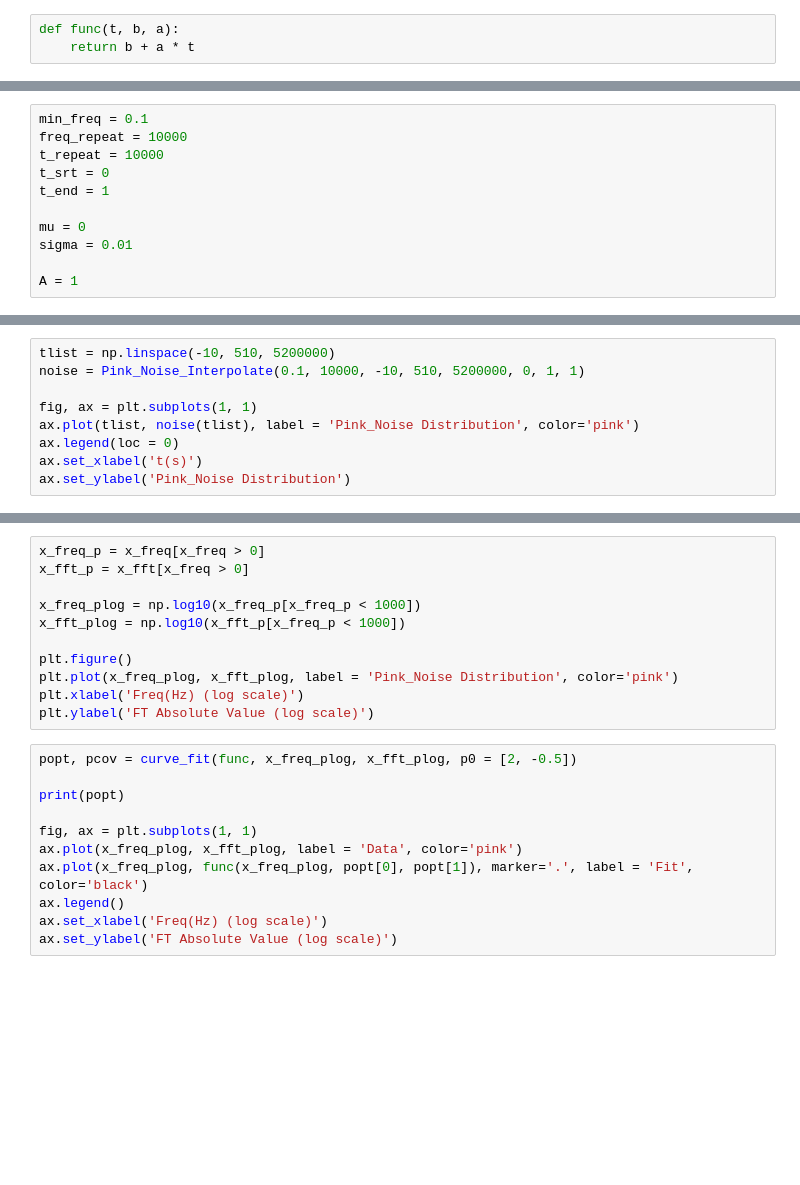
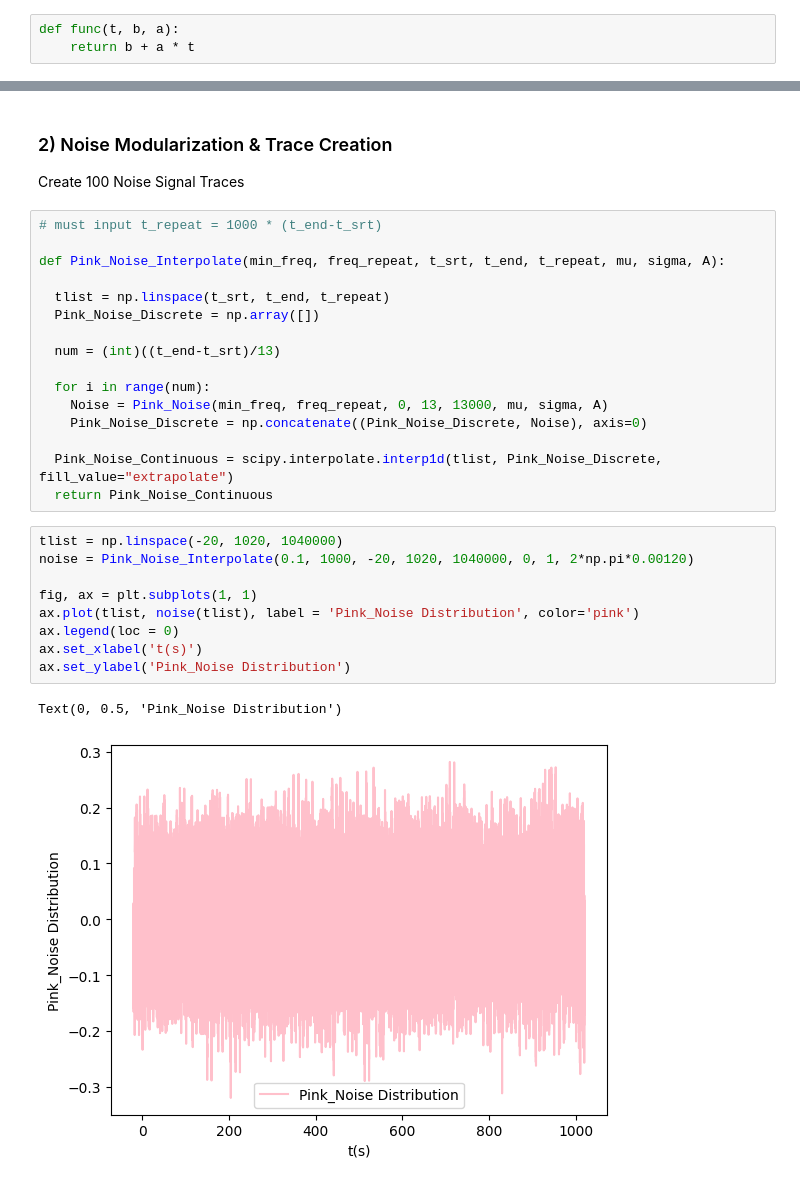
Before and after one commit to BrainConnection/Dynamical_Decoupling_Project, a Jupyter notebook: Project Dynamic Decoupling/Pink Noise Decoupling Practice.ipynb, the cells around one changed output, grey strips where cells are left out. Drawn from its saved outputs; the diff is of its cells as text; blank space fills up the shorter version.

```diff
--- a/Project Dynamic Decoupling/Pink Noise Decoupling Practice.ipynb
+++ b/Project Dynamic Decoupling/Pink Noise Decoupling Practice.ipynb
@@ -772,11 +144,0 @@ def func(t, b, a):
-# %%
-min_freq = 0.1
-freq_repeat = 10000
-t_repeat = 10000
-t_srt = 0
-t_end = 1
-
-mu = 0
-sigma = 0.01
-
-A = 1
@@ -929,9 +144,0 @@ def Pink_Noise_Interpolate(min_freq, freq_repeat, t_srt, t_end, t_repeat, mu, si
-# %%
-tlist = np.linspace(-10, 510, 5200000)
-noise = Pink_Noise_Interpolate(0.1, 10000, -10, 510, 5200000, 0, 1, 1)
-
-fig, ax = plt.subplots(1, 1)
-ax.plot(tlist, noise(tlist), label = 'Pink_Noise Distribution', color='pink')
-ax.legend(loc = 0)
-ax.set_xlabel('t(s)')
-ax.set_ylabel('Pink_Noise Distribution')
@@ -949,22 +145,32 @@ plt.ylabel('FT Absolute Value (linear scale)')
-# %%
-x_freq_p = x_freq[x_freq > 0]
-x_fft_p = x_fft[x_freq > 0]
-
-x_freq_plog = np.log10(x_freq_p[x_freq_p < 1000])
-x_fft_plog = np.log10(x_fft_p[x_freq_p < 1000])
-
-plt.figure()
-plt.plot(x_freq_plog, x_fft_plog, label = 'Pink_Noise Distribution', color='pink')
-plt.xlabel('Freq(Hz) (log scale)')
-plt.ylabel('FT Absolute Value (log scale)')
-# %%
-popt, pcov = curve_fit(func, x_freq_plog, x_fft_plog, p0 = [2, -0.5])
-
-print(popt)
-
-fig, ax = plt.subplots(1, 1)
-ax.plot(x_freq_plog, x_fft_plog, label = 'Data', color='pink')
-ax.plot(x_freq_plog, func(x_freq_plog, popt[0], popt[1]), marker='.', label = 'Fit', color='black')
-ax.legend()
-ax.set_xlabel('Freq(Hz) (log scale)')
-ax.set_ylabel('FT Absolute Value (log scale)')
+# %% [markdown]
+### 2) Noise Modularization & Trace Creation
+
+Create 100 Noise Signal Traces
+# %%
+# must input t_repeat = 1000 * (t_end-t_srt)
+
+def Pink_Noise_Interpolate(min_freq, freq_repeat, t_srt, t_end, t_repeat, mu, sigma, A):
+
+  tlist = np.linspace(t_srt, t_end, t_repeat)
+  Pink_Noise_Discrete = np.array([])
+
+  num = (int)((t_end-t_srt)/13)
+
+  for i in range(num):
+    Noise = Pink_Noise(min_freq, freq_repeat, 0, 13, 13000, mu, sigma, A)
+    Pink_Noise_Discrete = np.concatenate((Pink_Noise_Discrete, Noise), axis=0)
+
+  Pink_Noise_Continuous = scipy.interpolate.interp1d(tlist, Pink_Noise_Discrete, fill_value="extrapolate")
+  return Pink_Noise_Continuous
+# %%
+tlist = np.linspace(-20, 1020, 1040000)
+noise = Pink_Noise_Interpolate(0.1, 1000, -20, 1020, 1040000, 0, 1, 2*np.pi*0.00120)
+
+fig, ax = plt.subplots(1, 1)
+ax.plot(tlist, noise(tlist), label = 'Pink_Noise Distribution', color='pink')
+ax.legend(loc = 0)
+ax.set_xlabel('t(s)')
+ax.set_ylabel('Pink_Noise Distribution')
+# %% [output]
+Text(0, 0.5, 'Pink_Noise Distribution')
+[figure, added]
```
Also changed, not shown: parts of 88 cells of this notebook.
